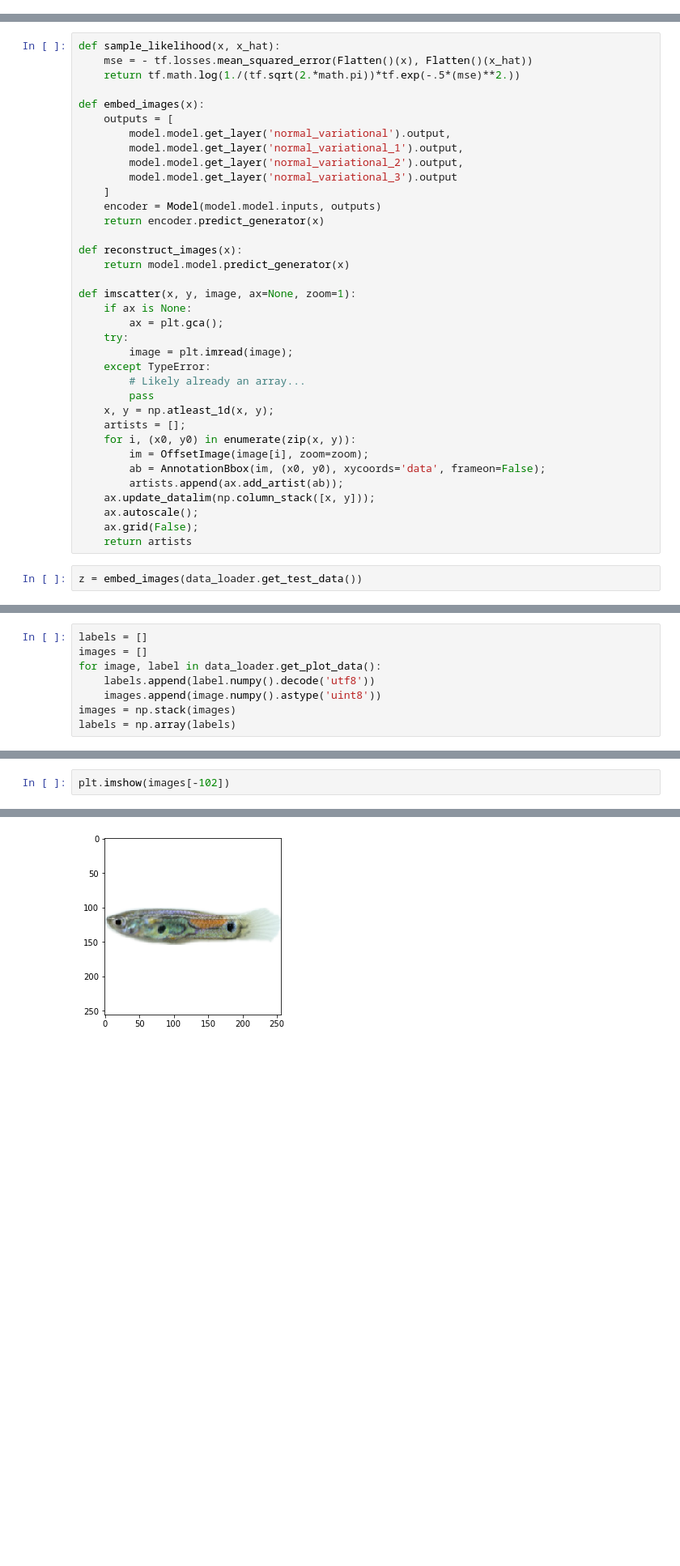
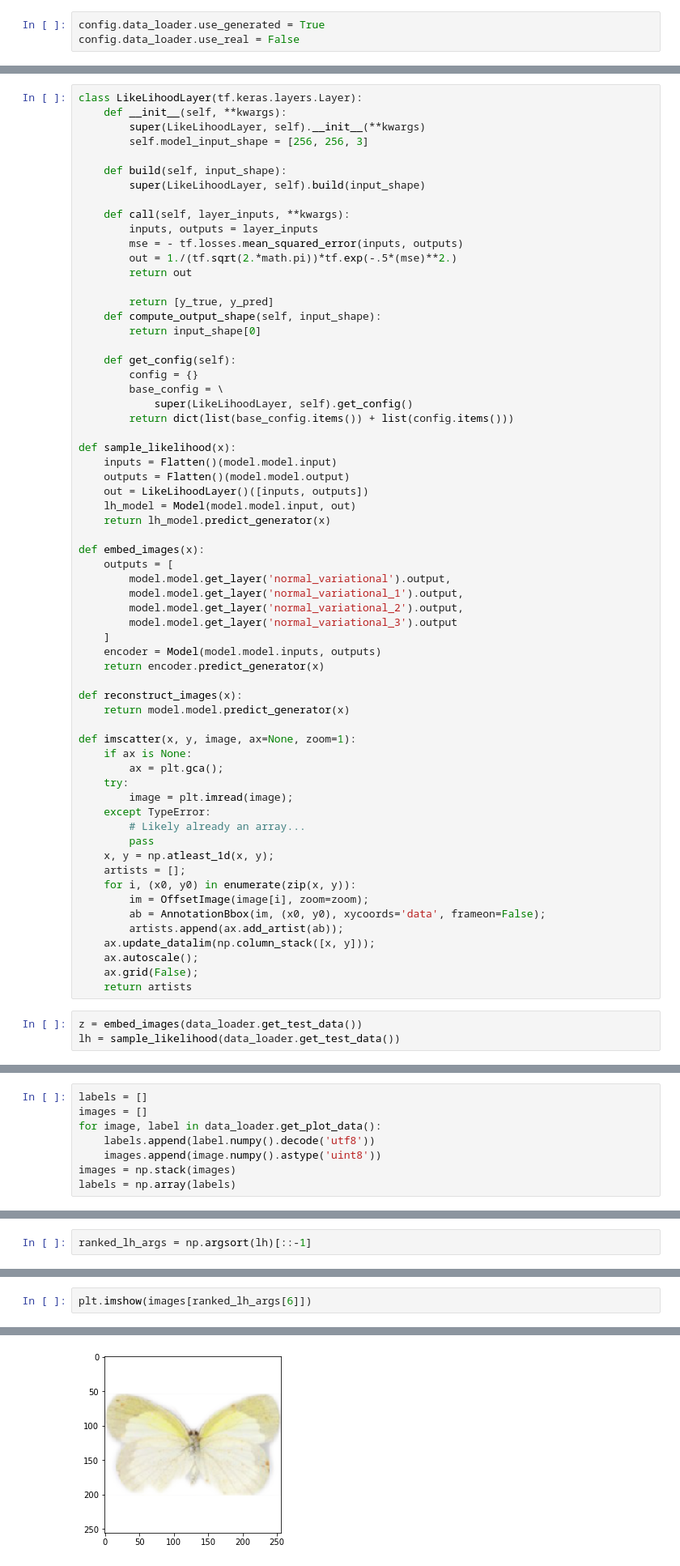
Before and after one commit to ietheredge/VisionEngine, a Jupyter notebook: notebooks/EvaluateModel.ipynb, the cells around one changed output, grey strips where cells are left out. Shown at 81% size. Cells and saved outputs as stored; diff of their text form; blank space fills up the shorter version.

Commit message:
final report scripts and config files

```diff
--- a/notebooks/EvaluateModel.ipynb
+++ b/notebooks/EvaluateModel.ipynb
@@ -44,3 +42,6 @@ config = process_config(config_file)
+# %%
+config.data_loader.use_generated = True
+config.data_loader.use_real = False
 # %%
 data_loader = factory.create(
             "VisionEngine.data_loaders."+config.data_loader.name
@@ -77,9 +78,36 @@ Loading model checkpoint /home/etheredge/Workspace/VisionEngine/models/checkpoin
 
 Model loaded
 # %%
-def sample_likelihood(x, x_hat):
-    mse = - tf.losses.mean_squared_error(Flatten()(x), Flatten()(x_hat))
-    return tf.math.log(1./(tf.sqrt(2.*math.pi))*tf.exp(-.5*(mse)**2.))
+class LikeLihoodLayer(tf.keras.layers.Layer):
+    def __init__(self, **kwargs):
+        super(LikeLihoodLayer, self).__init__(**kwargs)
+        self.model_input_shape = [256, 256, 3]
+
+    def build(self, input_shape):
+        super(LikeLihoodLayer, self).build(input_shape)
+
+    def call(self, layer_inputs, **kwargs):
+        inputs, outputs = layer_inputs
+        mse = - tf.losses.mean_squared_error(inputs, outputs)
+        out = 1./(tf.sqrt(2.*math.pi))*tf.exp(-.5*(mse)**2.)
+        return out
+
+        return [y_true, y_pred]
+    def compute_output_shape(self, input_shape):
+        return input_shape[0]
+
+    def get_config(self):
+        config = {}
+        base_config = \
+            super(LikeLihoodLayer, self).get_config()
+        return dict(list(base_config.items()) + list(config.items()))
+
+def sample_likelihood(x):
+    inputs = Flatten()(model.model.input)
+    outputs = Flatten()(model.model.output)
+    out = LikeLihoodLayer()([inputs, outputs])
+    lh_model = Model(model.model.input, out)
+    return lh_model.predict_generator(x)
 
 def embed_images(x):
     outputs = [
@@ -114,3 +142,4 @@ def imscatter(x, y, image, ax=None, zoom=1):
     return artists
 # %%
 z = embed_images(data_loader.get_test_data())
+lh = sample_likelihood(data_loader.get_test_data())
@@ -124,0 +215,2 @@ labels = np.array(labels)
+# %%
+ranked_lh_args = np.argsort(lh)[::-1]
@@ -125,8 +223,8 @@ labels = np.array(labels)
 # %%
-plt.imshow(images[-102])
+plt.imshow(images[ranked_lh_args[6]])
 # %% [output]
 <matplotlib.image.AxesImage at 0x...>
-[figure, old version]
+[figure, new version]
 # %%
 pwd
 # %% [output]
```
Also changed, not shown: parts of 16 cells of this notebook, 26 other files.
